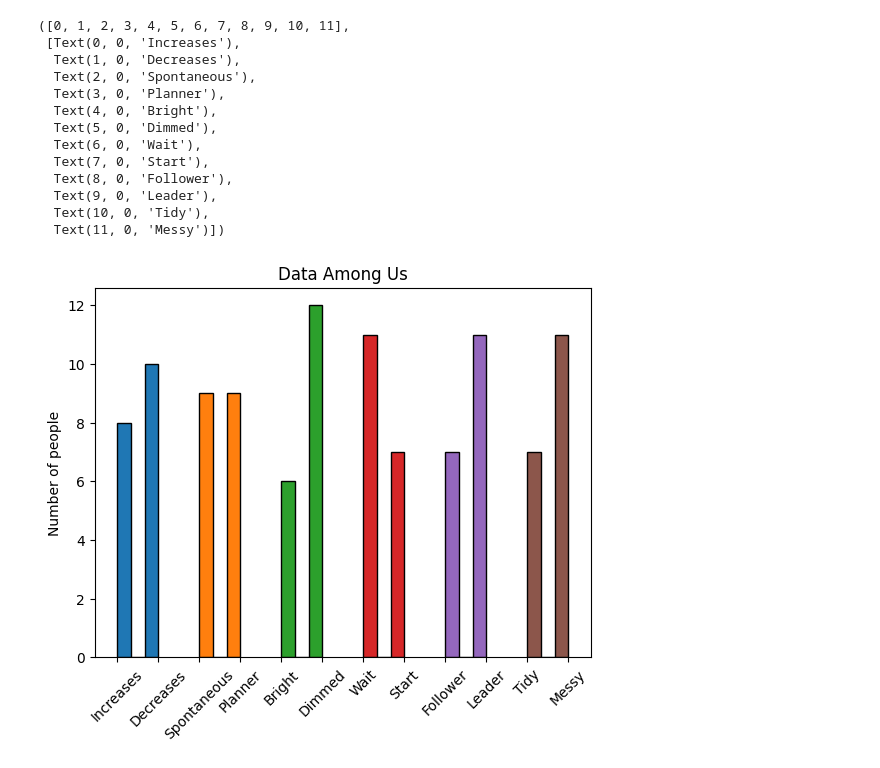
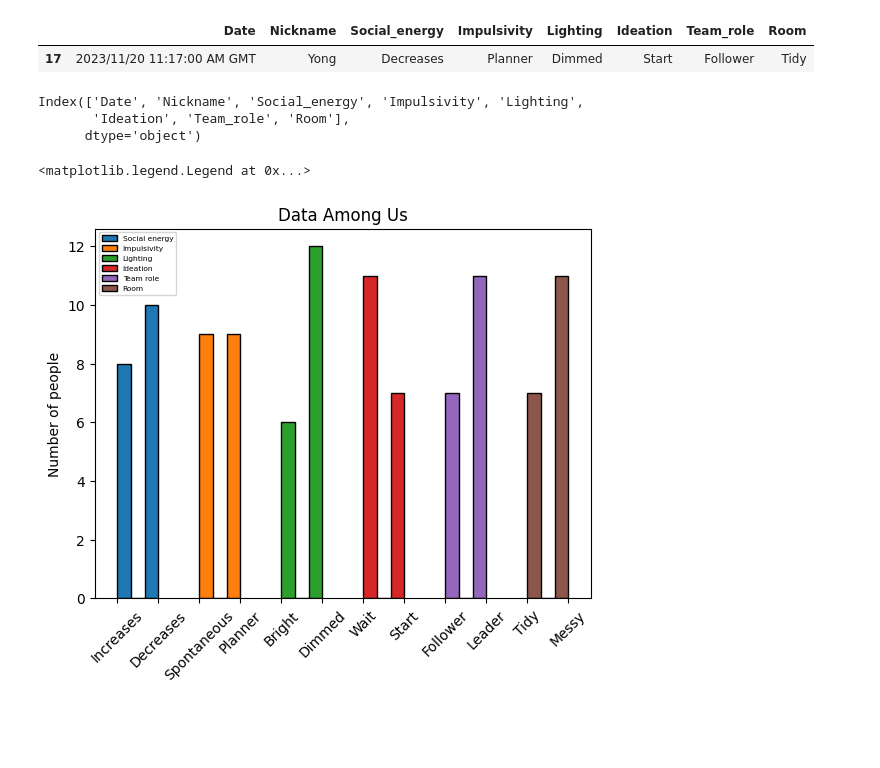
Before and after one commit to kosetrova/data-among-us, a Jupyter notebook: KseniiaOsetrovaClass05Homework.ipynb, the cells around one changed output. Cells and saved outputs as stored; diff of their text form; code cells hidden in the pictures; blank space fills up the shorter version.

```diff
--- a/KseniiaOsetrovaClass05Homework.ipynb
+++ b/KseniiaOsetrovaClass05Homework.ipynb
@@ -105,28 +30,39 @@ cta_df.loc[cta_df.Nickname == "Yong"]
+# %%
+#The final participant was added after exporting csv file, so I ran this line to check the update went correctly
+cta_df.loc[cta_df.Nickname == "Yong"]
+# %% [output]
+|  | Date | Nickname | Social_energy | Impulsivity | Lighting | Ideation | Team_role | Room |
+| 17 | 2023/11/20 11:17:00 AM GMT | Yong | Decreases | Planner | Dimmed | Start | Follower | Tidy |
+# %%
+#My survey had 7 questions with only 2 options to select from.
+#1. Nickname
+#2. After being around people your energy level: increases/decreases
+#3. Are you: spontaneous/planner
+#4. What lighting do you prefer: bright light/dimmed light
+#5. What happens when you get an idea: hold it in/start rightaway
+#6. During team projects you are: leader/follower
+#7  Your room is: perfectly tidy/an artistic mess
+
+#I've simplified the majority of answers and headers to make the tables more legible
+cta_df.columns
+# %% [output]
+Index(['Date', 'Nickname', 'Social_energy', 'Impulsivity', 'Lighting',
+       'Ideation', 'Team_role', 'Room'],
+      dtype='object')
 # %%
-#all factors
-plt.hist(cta_df.Social_energy, bins = 3, edgecolor='black')
-plt.hist(cta_df.Impulsivity, bins = 3, edgecolor='black')
-plt.hist(cta_df.Lighting, bins = 3, edgecolor='black')
-plt.hist(cta_df.Ideation, bins = 3, edgecolor='black')
-plt.hist(cta_df.Team_role, bins = 3, edgecolor='black')
-plt.hist(cta_df.Room, bins = 3, edgecolor='black')
+#This chart represents a summary of all the questions and responces conducted in the survey
 
+plt.hist(cta_df.Social_energy, label = 'Social energy', bins = 3, edgecolor='black')
+plt.hist(cta_df.Impulsivity, label = 'Impulsivity', bins = 3, edgecolor='black')
+plt.hist(cta_df.Lighting, bins = 3, label = 'Lighting', edgecolor='black')
+plt.hist(cta_df.Ideation, bins = 3, label = 'Ideation', edgecolor='black')
+plt.hist(cta_df.Team_role, bins = 3, label = 'Team role', edgecolor='black')
+plt.hist(cta_df.Room, bins = 3, label = 'Room', edgecolor='black')
 
 plt.ylabel('Number of people')
 plt.title('Data Among Us')
 plt.xticks(rotation=45)
+plt.legend(fontsize=5.4)
 # %% [output]
-([0, 1, 2, 3, 4, 5, 6, 7, 8, 9, 10, 11],
- [Text(0, 0, 'Increases'),
-  Text(1, 0, 'Decreases'),
-  Text(2, 0, 'Spontaneous'),
-  Text(3, 0, 'Planner'),
-  Text(4, 0, 'Bright'),
-  Text(5, 0, 'Dimmed'),
-  Text(6, 0, 'Wait'),
-  Text(7, 0, 'Start'),
-  Text(8, 0, 'Follower'),
-  Text(9, 0, 'Leader'),
-  Text(10, 0, 'Tidy'),
-  Text(11, 0, 'Messy')])
+<matplotlib.legend.Legend at 0x...>
-[figure, old version]
+[figure, new version]
```
Also changed, not shown: parts of 27 cells of this notebook, 1 other file.
